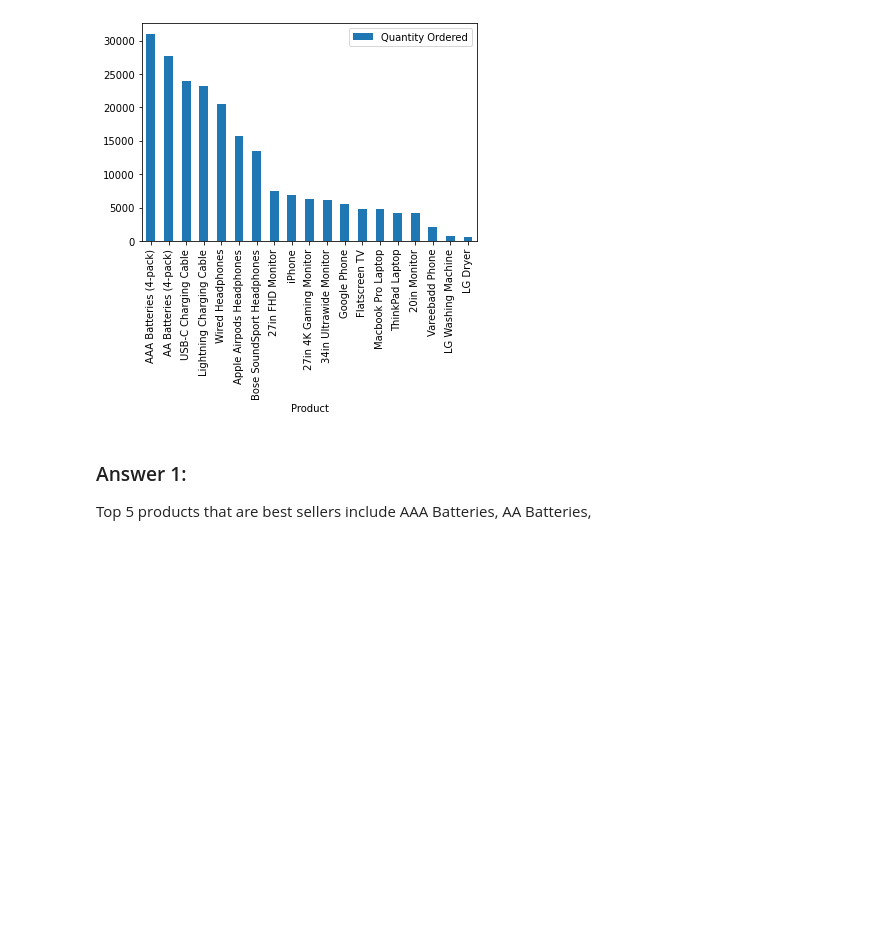
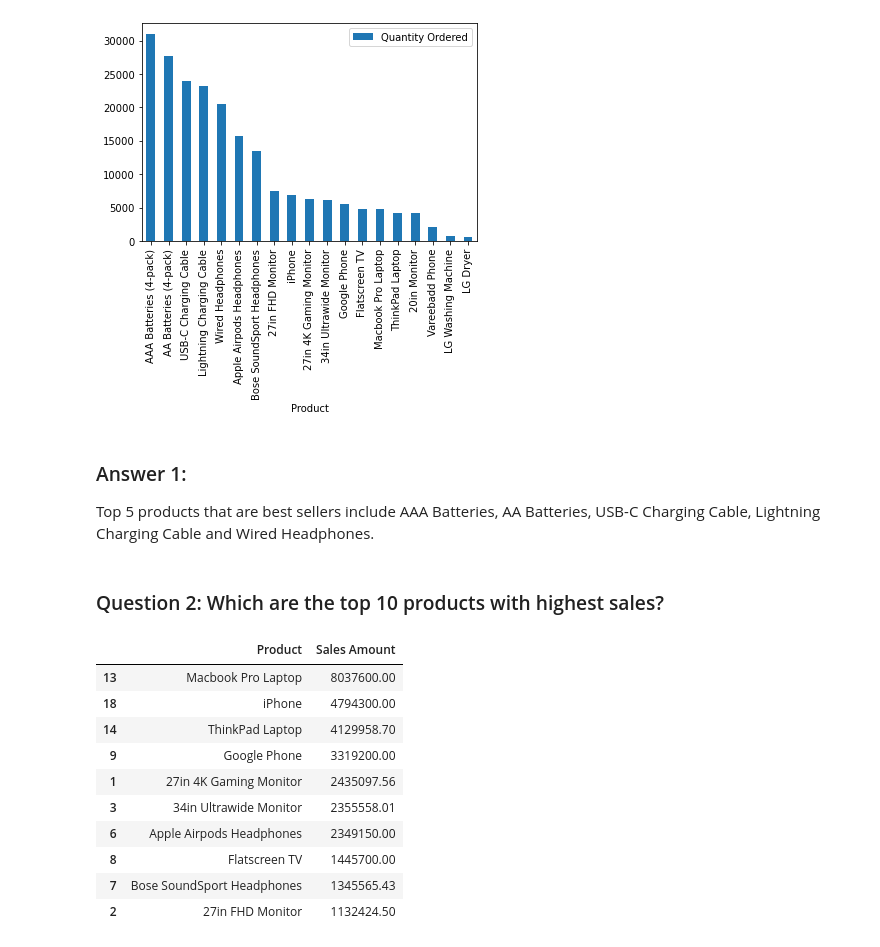
Before and after one commit to huongtran196/Pandas_Sales_Analysis, a Jupyter notebook: Pandas Sales Analysis.ipynb, the cells around one changed output. Drawn from its saved outputs; the diff is of its cells as text; code cells hidden in the pictures; blank space fills up the shorter version.

Commit message:
Group by column & sort data

```diff
--- a/Pandas Sales Analysis.ipynb
+++ b/Pandas Sales Analysis.ipynb
@@ -164,4 +164,22 @@ plt.show()
 [figure]
 # %% [markdown]
 ### Answer 1:
-Top 5 products that are best sellers include AAA Batteries, AA Batteries,
+Top 5 products that are best sellers include AAA Batteries, AA Batteries, USB-C Charging Cable, Lightning Charging Cable and Wired Headphones.
+# %% [markdown]
+### Question 2: Which are the top 10 products with highest sales?
+# %%
+prod_sales = sales_data.groupby('Product')['Sales Amount'].sum().reset_index()
+prod_sales = prod_sales.sort_values('Sales Amount', ascending=False)
+prod_sales.head(10)
+# %% [output]
+|  | Product | Sales Amount |
+| 13 | Macbook Pro Laptop | 8037600.00 |
+| 18 | iPhone | 4794300.00 |
+| 14 | ThinkPad Laptop | 4129958.70 |
+| 9 | Google Phone | 3319200.00 |
+| 1 | 27in 4K Gaming Monitor | 2435097.56 |
+| 3 | 34in Ultrawide Monitor | 2355558.01 |
+| 6 | Apple Airpods Headphones | 2349150.00 |
+| 8 | Flatscreen TV | 1445700.00 |
+| 7 | Bose SoundSport Headphones | 1345565.43 |
+| 2 | 27in FHD Monitor | 1132424.50 |
```
